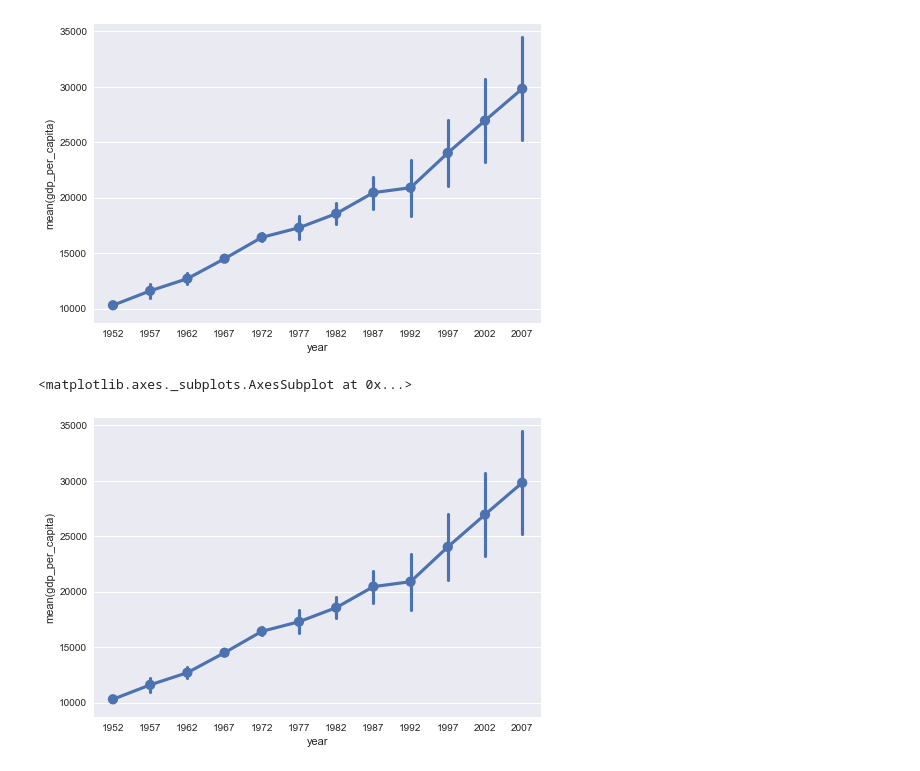
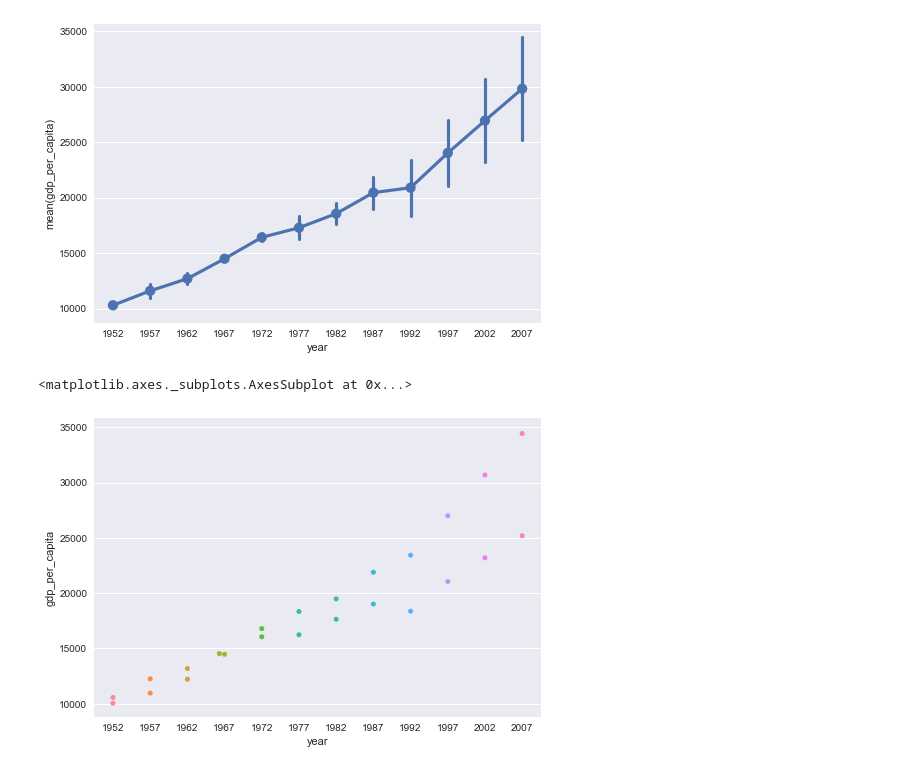
Before and after one commit to nih-fmrif/2017-09-28-NIH-CMN_notebooks, a Jupyter notebook: pandas_and_plotting.ipynb, the cells around one changed output. Drawn from its saved outputs; the diff is of its cells as text; code cells hidden in the pictures.

```diff
--- a/pandas_and_plotting.ipynb
+++ b/pandas_and_plotting.ipynb
@@ -361,12 +361,10 @@ sns.pointplot(x = 'year', y= 'gdp_per_capita', data= df_melted)
 # %% [output]
 <matplotlib.axes._subplots.AxesSubplot at 0x...>
 [figure]
-# %%
-g = sns.FacetGrid(df_melted, col="country")
-g = g.map(plt.pointplot, "year",'gdp')
-sns.pointplot(x = 'year', y= 'gdp_per_capita', data= df_melted)
-# %% [output]
-<matplotlib.axes._subplots.AxesSubplot at 0x...>
-[figure, removed]
+# %%
+sns.swarmplot(x = 'year', y= 'gdp_per_capita', data= df_melted)
+# %% [output]
+<matplotlib.axes._subplots.AxesSubplot at 0x...>
+[figure, added]
 # %%
 subset[mask]
```
